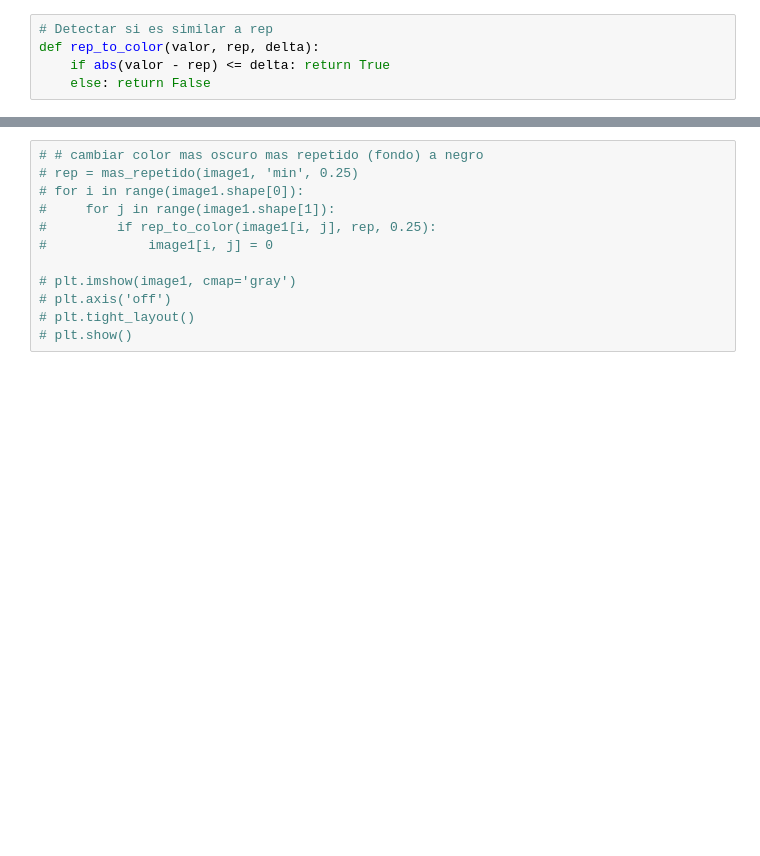
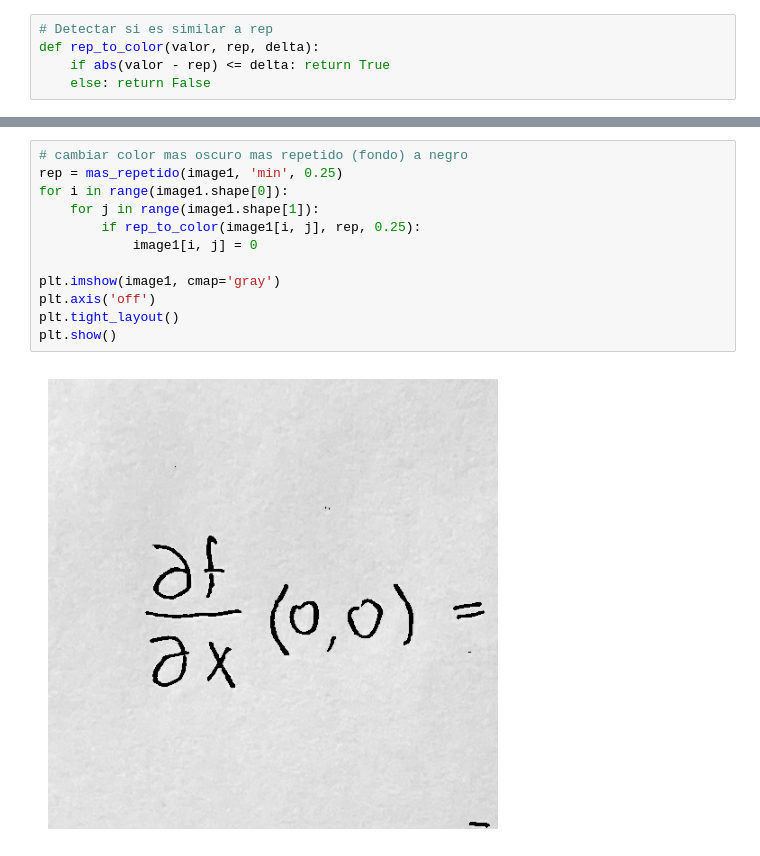
Before and after one commit to sbarthou/Screenshot, a Jupyter notebook: screenshots3.ipynb, the cells around one changed output, grey strips where cells are left out. Drawn from its saved outputs; the diff is of its cells as text; blank space fills up the shorter version.

```diff
--- a/screenshots3.ipynb
+++ b/screenshots3.ipynb
@@ -94,13 +80,15 @@ mas_rep: 0.8503458912670613
 # %%
-# # cambiar color mas oscuro mas repetido (fondo) a negro
-# rep = mas_repetido(image1, 'min', 0.25)
-# for i in range(image1.shape[0]):
-#     for j in range(image1.shape[1]):
-#         if rep_to_color(image1[i, j], rep, 0.25):
-#             image1[i, j] = 0
+# cambiar color mas oscuro mas repetido (fondo) a negro
+rep = mas_repetido(image1, 'min', 0.25)
+for i in range(image1.shape[0]):
+    for j in range(image1.shape[1]):
+        if rep_to_color(image1[i, j], rep, 0.25):
+            image1[i, j] = 0
 
-# plt.imshow(image1, cmap='gray')
-# plt.axis('off')
-# plt.tight_layout()
-# plt.show()
+plt.imshow(image1, cmap='gray')
+plt.axis('off')
+plt.tight_layout()
+plt.show()
+# %% [output]
+[figure, added]
 # %%
```
Also changed, not shown: parts of 12 cells of this notebook, 51 other files.
